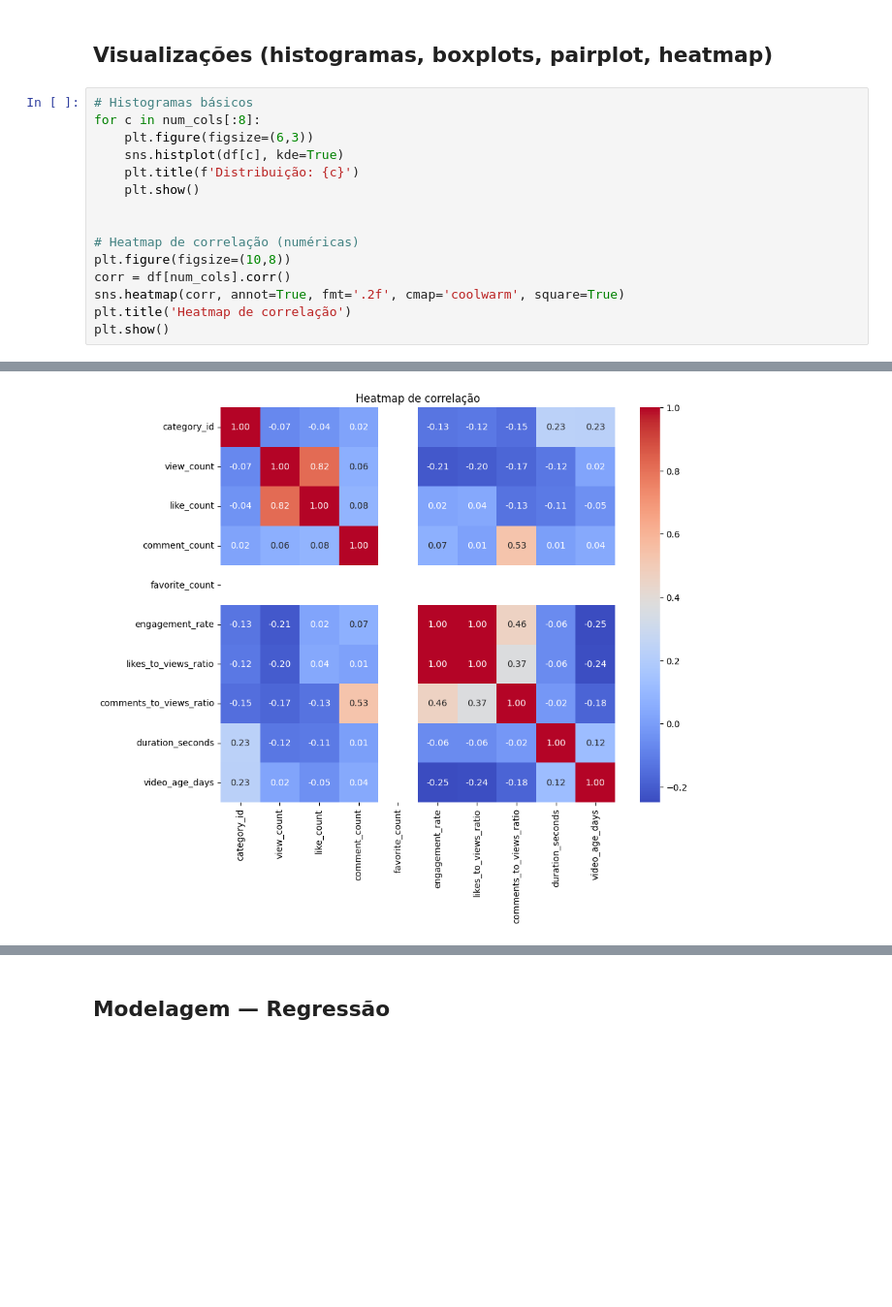
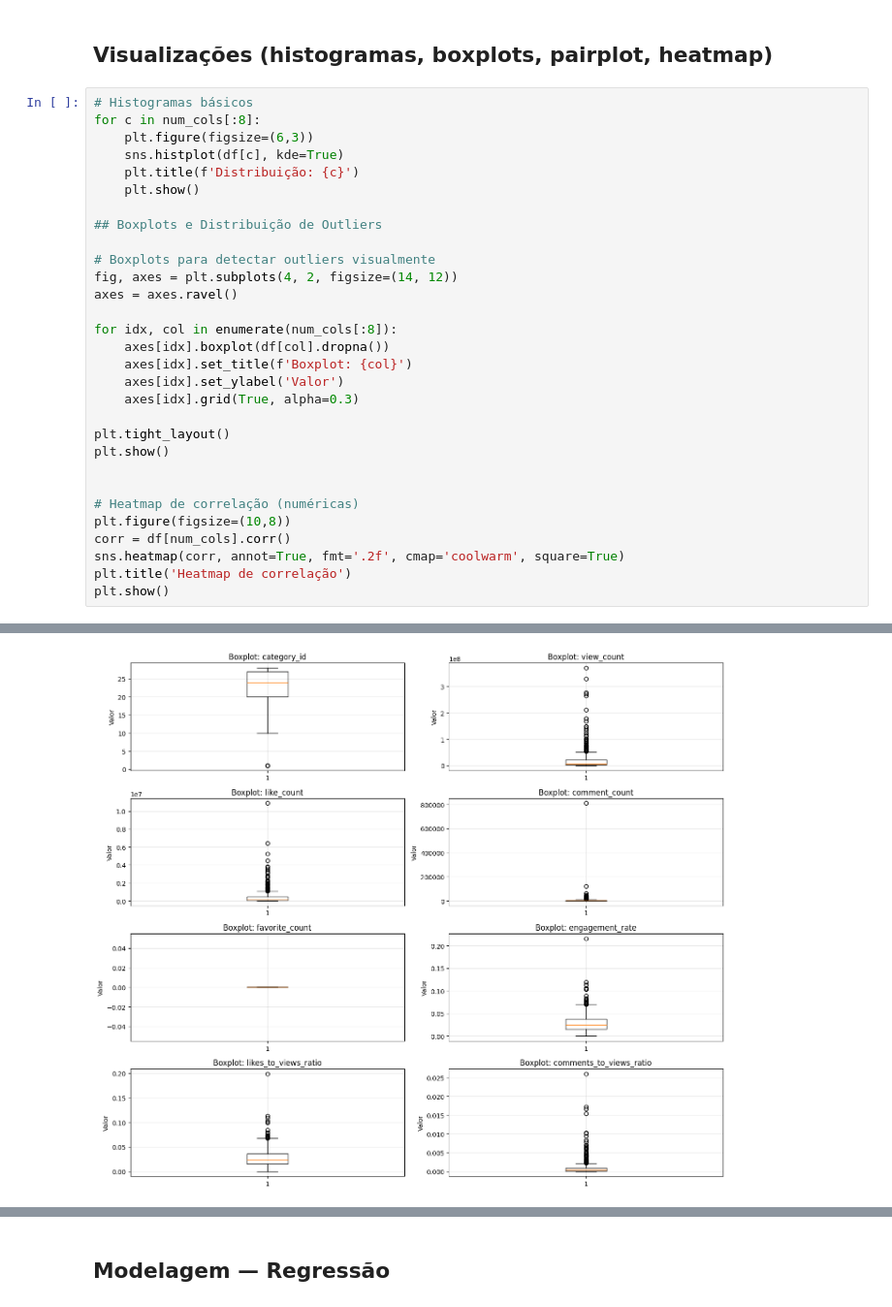
Before and after one commit to RodrigoMrqs/YouTube-Analytics, a Jupyter notebook: notebook.ipynb, the cells around one changed output, grey strips where cells are left out. Shown at 97% size. Saved outputs shown, nothing was run; the diff lists cells and outputs as text; blank space fills up the shorter version.

```diff
--- a/notebook.ipynb
+++ b/notebook.ipynb
@@ -193,25 +193,40 @@ for c in num_cols:
 # %%
 # Histogramas básicos
 for c in num_cols[:8]:
     plt.figure(figsize=(6,3))
     sns.histplot(df[c], kde=True)
     plt.title(f'Distribuição: {c}')
     plt.show()
 
+## Boxplots e Distribuição de Outliers
+
+# Boxplots para detectar outliers visualmente
+fig, axes = plt.subplots(4, 2, figsize=(14, 12))
+axes = axes.ravel()
+
+for idx, col in enumerate(num_cols[:8]):
+    axes[idx].boxplot(df[col].dropna())
+    axes[idx].set_title(f'Boxplot: {col}')
+    axes[idx].set_ylabel('Valor')
+    axes[idx].grid(True, alpha=0.3)
+
+plt.tight_layout()
+plt.show()
+
 
 # Heatmap de correlação (numéricas)
 plt.figure(figsize=(10,8))
 corr = df[num_cols].corr()
 sns.heatmap(corr, annot=True, fmt='.2f', cmap='coolwarm', square=True)
 plt.title('Heatmap de correlação')
 plt.show()
 # %% [output]
 [figure]
 [figure]
 [figure]
 [figure]
 [figure]
 [figure]
 [figure]
 [figure]
-[figure, old version]
+[figure, new version]
```
Also changed, not shown: parts of 10 cells of this notebook.
